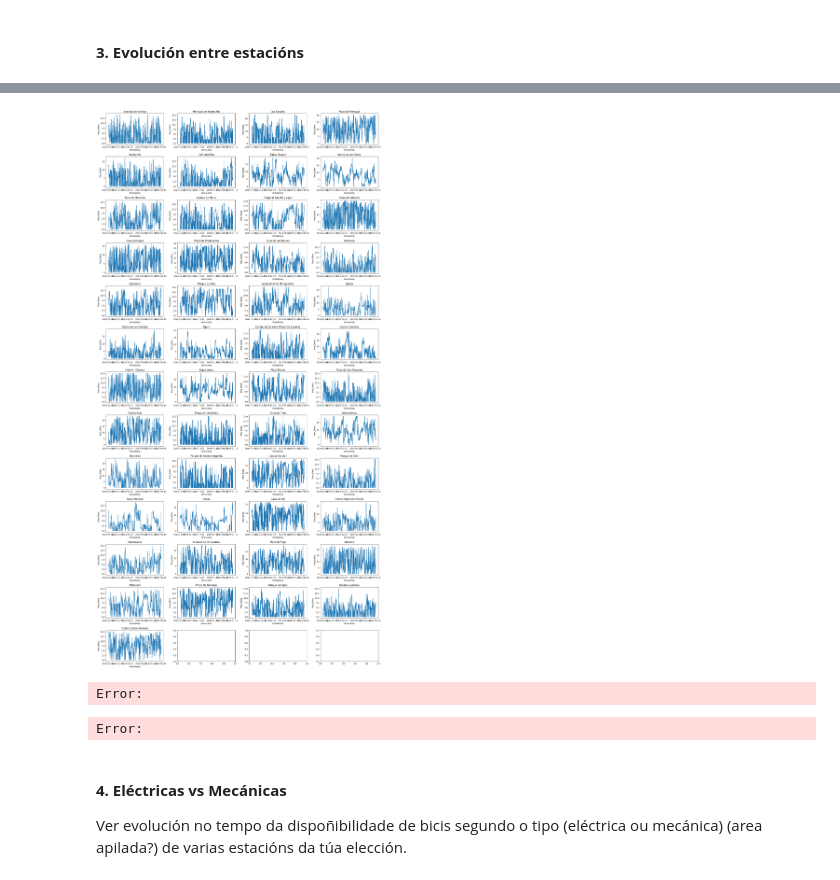
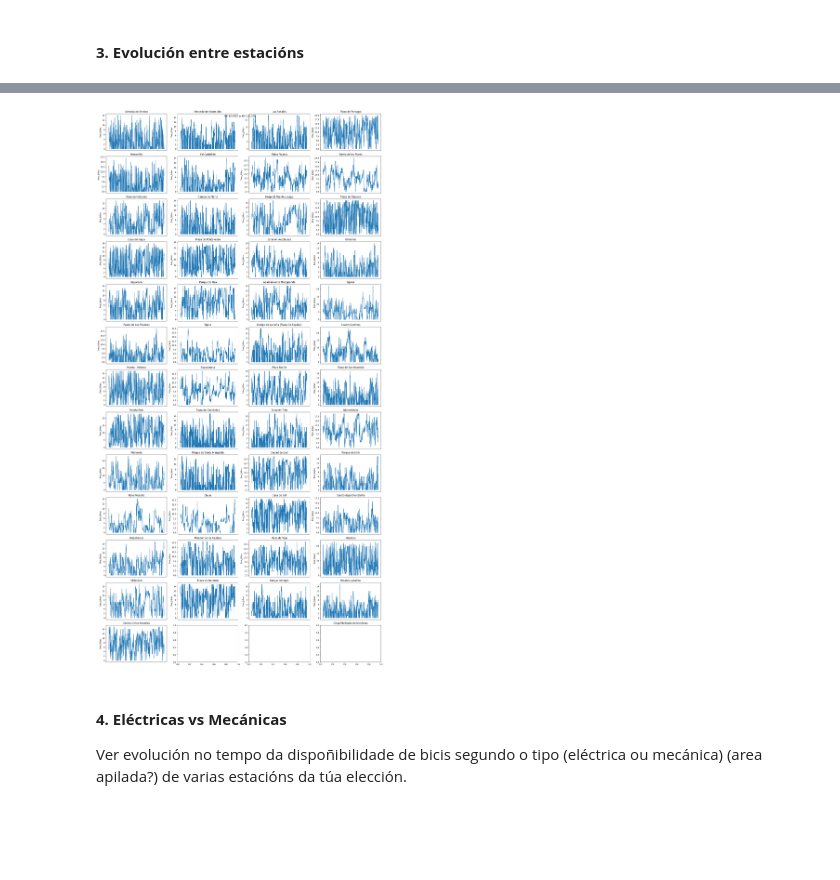
Before and after one commit to ines-learning-hub/citybikes-analytics, a Jupyter notebook: 05_exercicio.ipynb, the cells around one changed output, grey strips where cells are left out. Saved outputs shown, nothing was run; the diff lists cells and outputs as text; code cells hidden in the pictures; blank space fills up the shorter version.

Commit message:
Added conclusions and improved some graphs

```diff
--- a/05_exercicio.ipynb
+++ b/05_exercicio.ipynb
@@ -31,6 +31,11 @@ df_bikes.head()
 original_length=len(df_bikes)
 df_bikes= df_bikes.drop_duplicates(keep='first')
 current_length=len(df_bikes)
+try:
+    df_bikes = df_bikes.set_index('timestamp')
+except Exception as e:
+    #timestamp has already been set as index
+    pass
 # %%
 print('Length citybikes before depurations:', original_length)
 print('Length citybikes after depurations:', current_length)
@@ -70,25 +79,29 @@ Error:
 # %%
 import matplotlib.pyplot as plt
 import seaborn as sns
 import numpy as np
 
 total_stations = df_bikes['name'].unique()
 n_rows = int(np.ceil(len(total_stations) / 4))
 n_cols = 4
 fig, axes = plt.subplots(n_rows, n_cols, figsize=(20, 3 * n_rows))
 axes = axes.flatten()
 
 for i, station in enumerate(total_stations):
     df_station = df_bikes[df_bikes['name'] == station]
     sns.lineplot(data=df_station, x='timestamp', y='free_bikes', ax=axes[i])
     axes[i].set_title(station)
+    axes[i].set_xticks([])
+    axes[i].set_xlabel('')
+
+plt.title('Dispoñibilidade de bicicletas')
+plt.suptitle(df_bikes.head(1).index[0].strftime('%d-%m-%Y')+' a '+df_bikes.tail(1).index[0].strftime('%d-%m-%Y'))
+
 
 plt.tight_layout()
 plt.show()
 # %% [output]
-[figure, old version]
+[figure, new version]
-Error:
-Error:
 # %% [markdown]
 #### **4. Eléctricas vs Mecánicas**
 Ver evolución no tempo da dispoñibilidade de bicis segundo o tipo (eléctrica ou mecánica) (area apilada?) de varias estacións da túa elección.
```
Also changed, not shown: parts of 3 cells of this notebook.
